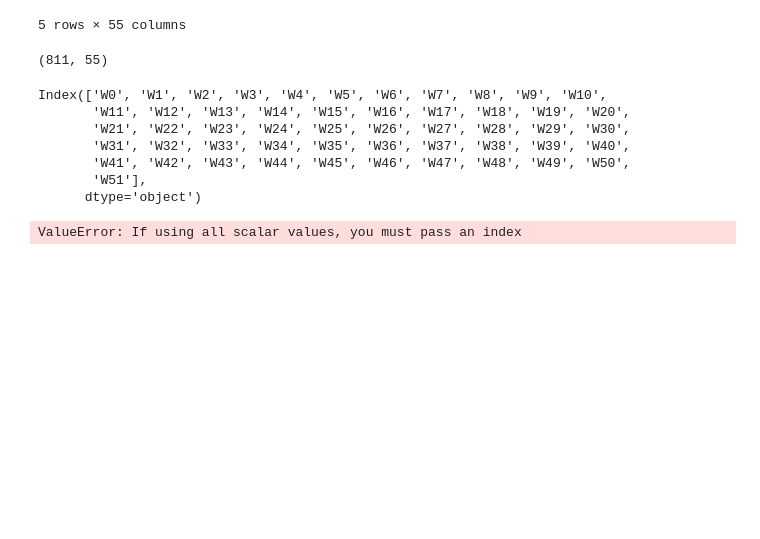
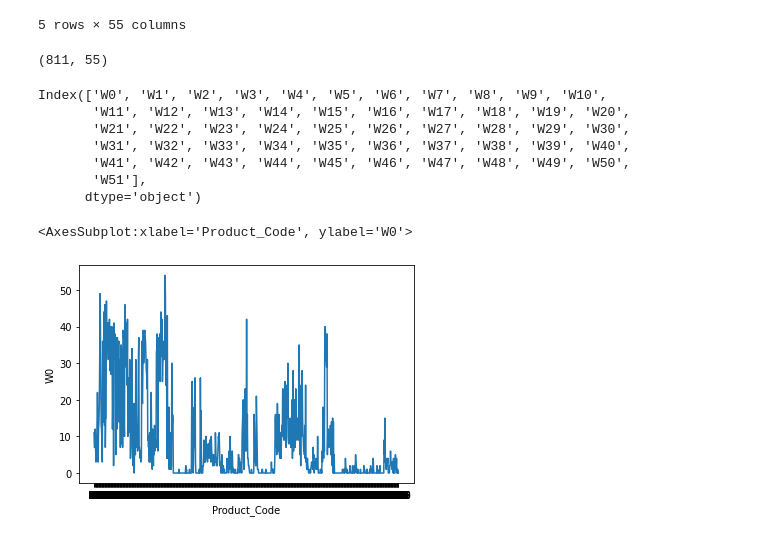
Before and after one commit to adimasmudi/sales-analysis-dashboard, a Jupyter notebook: sales.ipynb, the cells around one changed output. Drawn from its saved outputs; the diff is of its cells as text; code cells hidden in the pictures; blank space fills up the shorter version.

```diff
--- a/sales.ipynb
+++ b/sales.ipynb
@@ -41,7 +41,6 @@ Index(['W0', 'W1', 'W2', 'W3', 'W4', 'W5', 'W6', 'W7', 'W8', 'W9', 'W10',
 # %%
 from matplotlib import pyplot as plt
 import seaborn as sns
-
-sns.lineplot(data=df_new,x='Product_Code',y=x_label)
 # %% [output]
-ValueError: If using all scalar values, you must pass an index
+<AxesSubplot:xlabel='Product_Code', ylabel='W0'>
+[figure, added]
```
Also changed, not shown: parts of 3 cells of this notebook, 4 other files.
